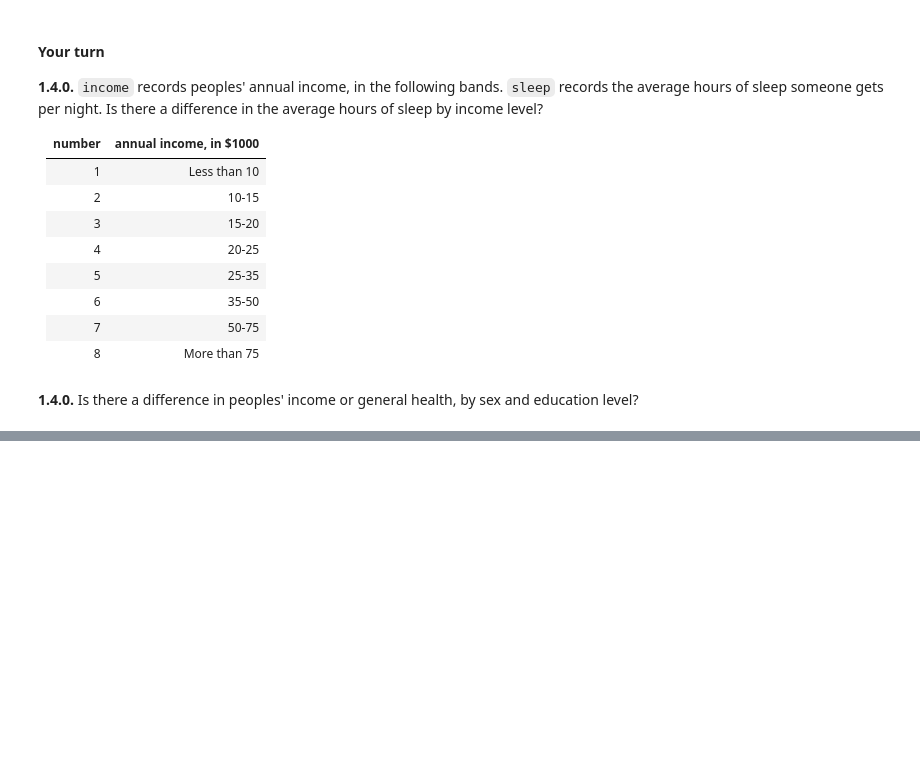
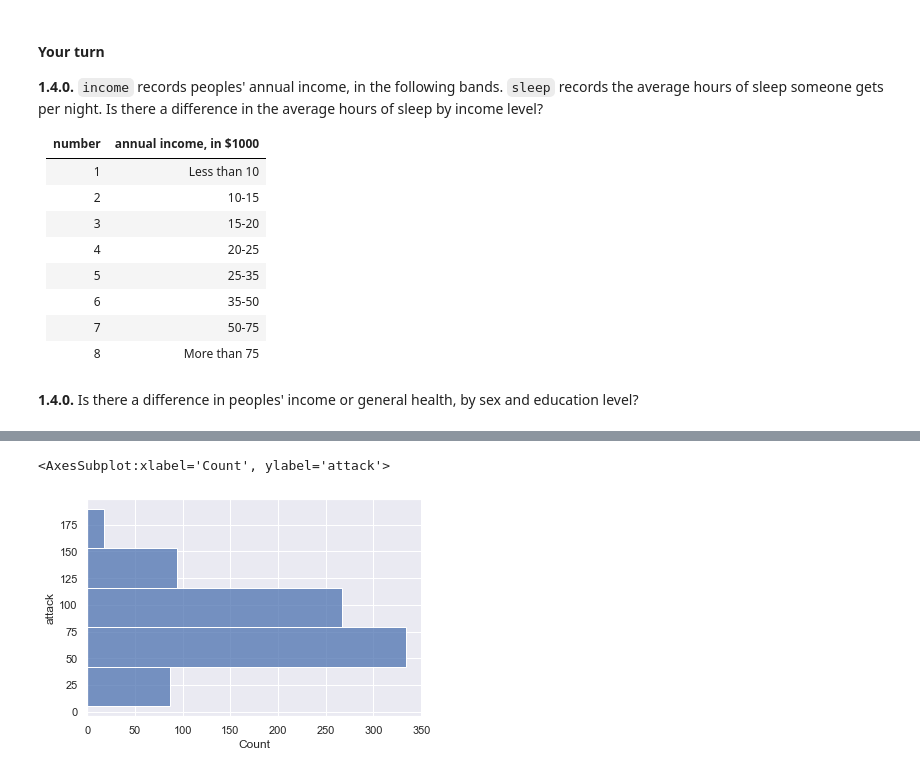
Before and after one commit to cproctor/mwc-pedprog-unit01-lab04, a Jupyter notebook: lab_04.ipynb, the cells around one changed output, grey strips where cells are left out. Saved outputs shown, nothing was run; the diff lists cells and outputs as text; code cells hidden in the pictures; blank space fills up the shorter version.

```diff
--- a/lab_04.ipynb
+++ b/lab_04.ipynb
@@ -356,0 +364,5 @@ pokemon.attack.hist()
+# %%
+sns.histplot(data=pokemon, y="attack", bins=5)
+# %% [output]
+<AxesSubplot:xlabel='Count', ylabel='attack'>
+[figure, added]
```
Also changed, not shown: parts of 27 cells of this notebook, 1 other file.
